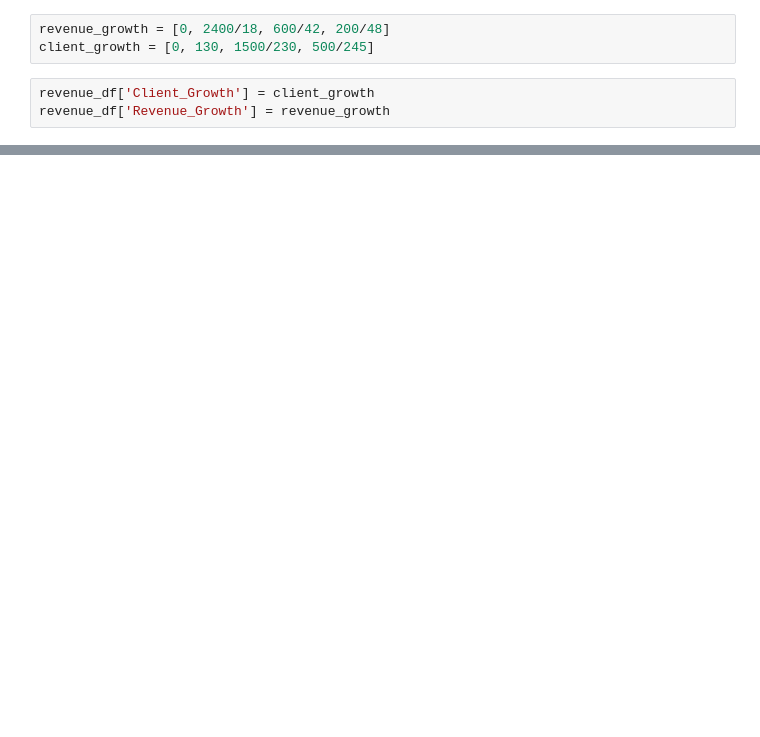
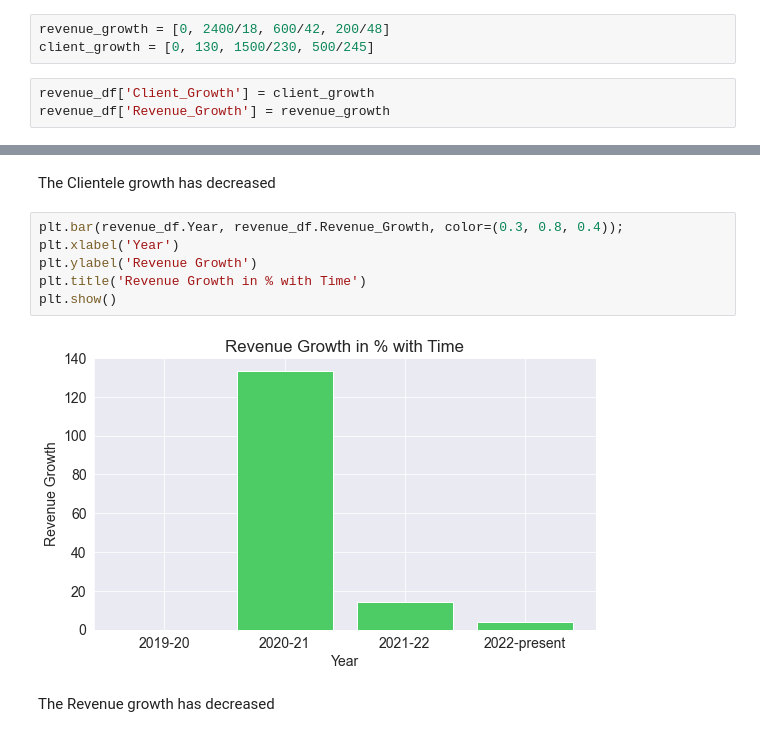
Before and after one commit to SayanD95/Consult_Cases, a Jupyter notebook: Case1.ipynb, the cells around one changed output, grey strips where cells are left out. Cells and saved outputs as stored; diff of their text form; blank space fills up the shorter version.

```diff
--- a/Case1.ipynb
+++ b/Case1.ipynb
@@ -58,0 +59,12 @@ plt.show()
+# %% [markdown]
+The Clientele growth has decreased
+# %%
+plt.bar(revenue_df.Year, revenue_df.Revenue_Growth, color=(0.3, 0.8, 0.4));
+plt.xlabel('Year')
+plt.ylabel('Revenue Growth')
+plt.title('Revenue Growth in % with Time')
+plt.show()
+# %% [output]
+[figure, added]
+# %% [markdown]
+The Revenue growth has decreased
```
Also changed, not shown: parts of 6 cells of this notebook.
